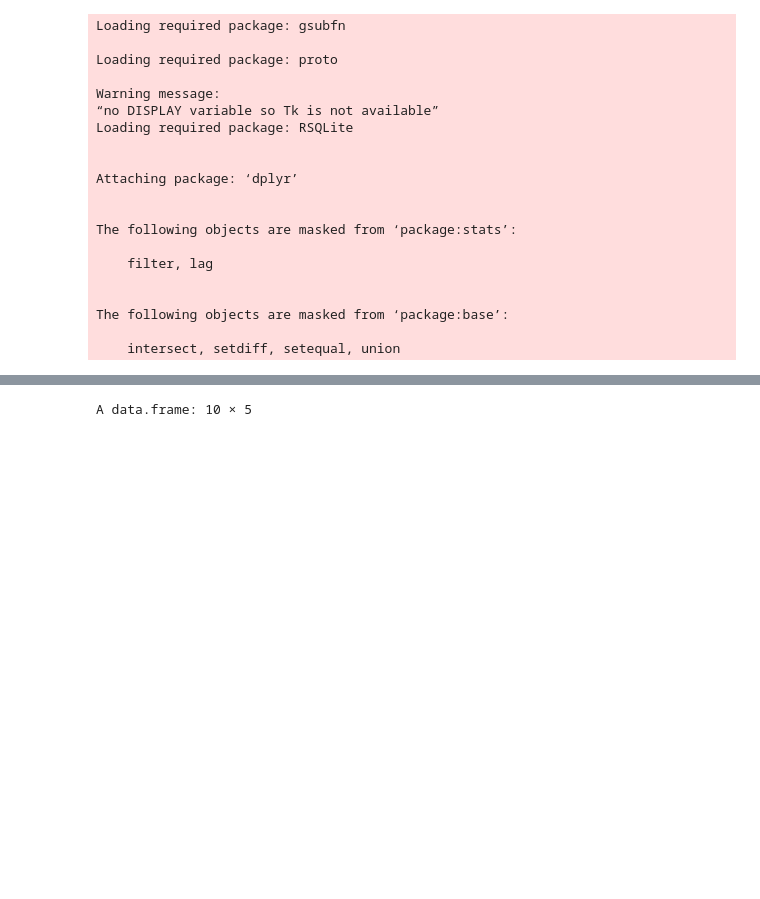
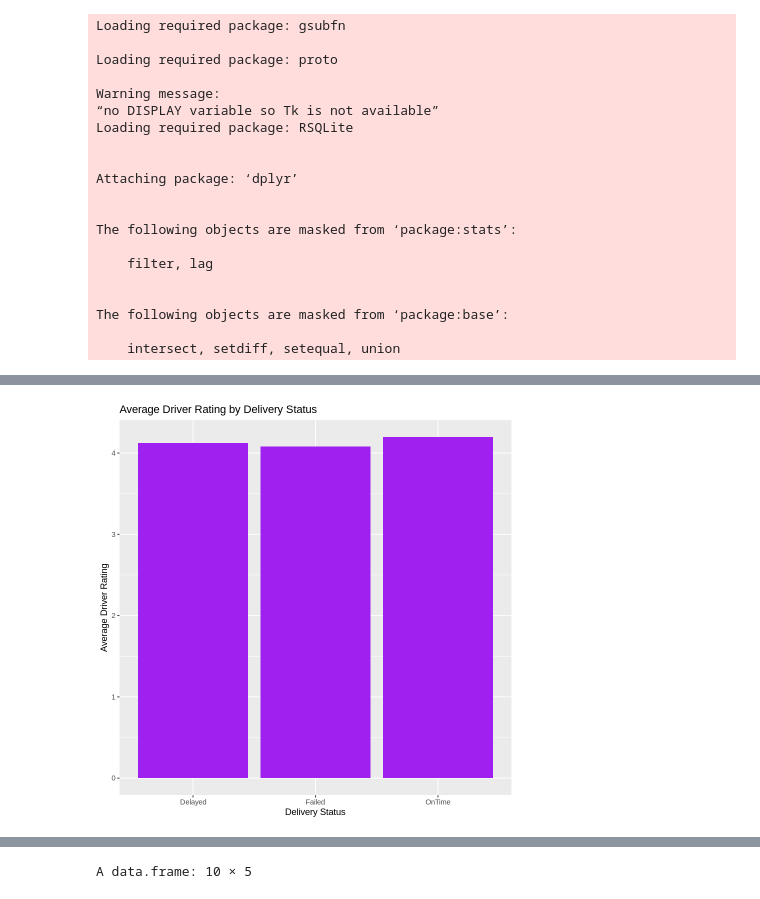
Before and after one commit to Anakha10/northstar-analytics, a Jupyter notebook: NorthStar_R_Analysis.ipynb, the cells around one changed output, grey strips where cells are left out. Saved outputs shown, nothing was run; the diff lists cells and outputs as text; code cells hidden in the pictures; blank space fills up the shorter version.

```diff
--- a/NorthStar_R_Analysis.ipynb
+++ b/NorthStar_R_Analysis.ipynb
@@ -114,0 +138,8 @@ A data.frame: 10 × 3
+# %%
+ggplot(driver_analysis, aes(x = delivery_status, y = avg_driver_rating)) +
+  geom_bar(stat = "identity", fill = "purple") +
+  ggtitle("Average Driver Rating by Delivery Status") +
+  xlab("Delivery Status") +
+  ylab("Average Driver Rating")
+# %% [output]
+[figure, added]
```
Also changed, not shown: parts of 15 cells of this notebook.
